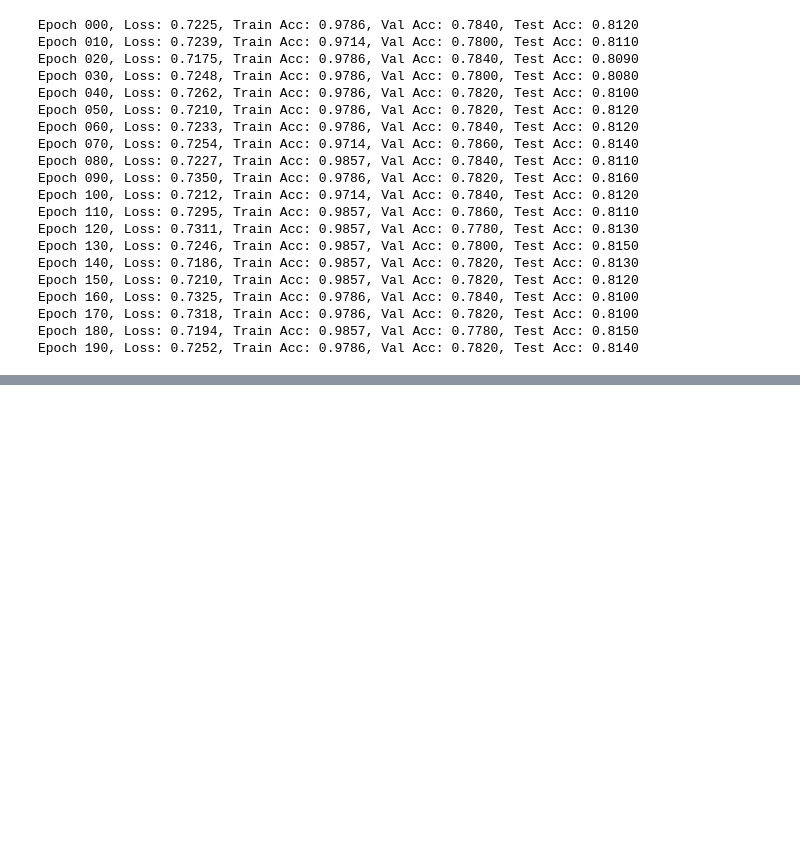
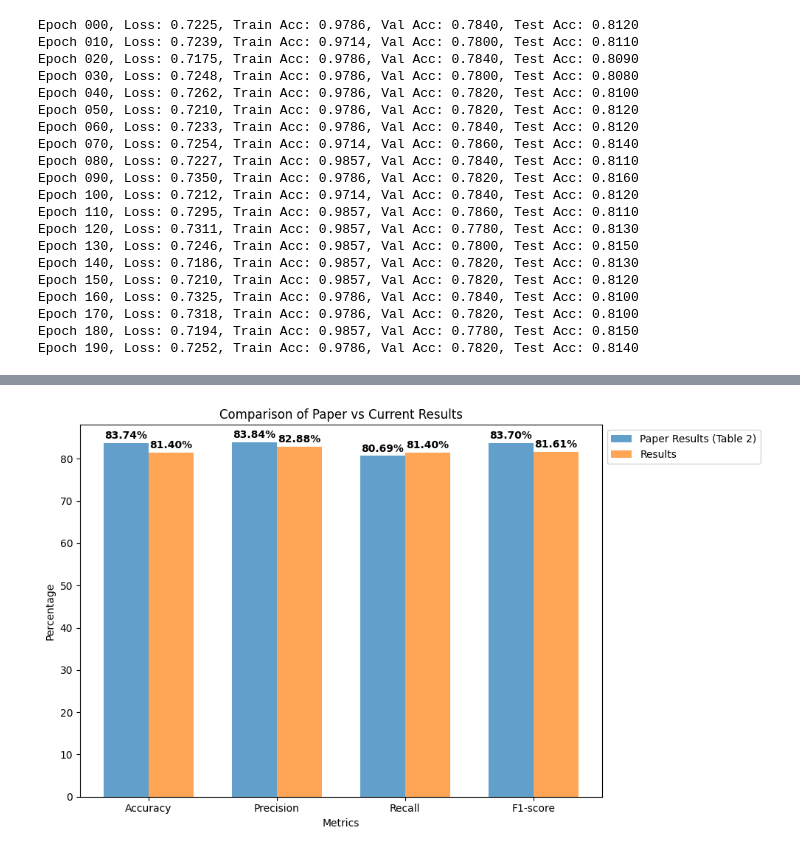
Before and after one commit to mahmud-sayed-alamin/GNN-Water-mark, a Jupyter notebook: GNN.ipynb, the cells around one changed output, grey strips where cells are left out. Drawn from its saved outputs; the diff is of its cells as text; code cells hidden in the pictures; blank space fills up the shorter version.

```diff
--- a/GNN.ipynb
+++ b/GNN.ipynb
@@ -215,0 +244,47 @@ Test Accuracy: 0.8140
+# %%
+import matplotlib.pyplot as plt
+import numpy as np
+
+# Paper results from Table 2 (Cora, GCN)
+paper_results = [83.74, 83.84, 80.69, 83.70]  # Accuracy, Precision, Recall, F1-score
+
+accuracy = fidelity_results['Test'] * 100
+precision = precision_score(data.y[data.test_mask].cpu(),
+                                     model(data.x, data.edge_index)[data.test_mask].argmax(dim=1).cpu(),
+                                     average="weighted") * 100
+_recall = recall_score(data.y[data.test_mask].cpu(),
+                               model(data.x, data.edge_index)[data.test_mask].argmax(dim=1).cpu(),
+                               average="weighted") * 100
+_f1 = f1_score(data.y[data.test_mask].cpu(),
+                        model(data.x, data.edge_index)[data.test_mask].argmax(dim=1).cpu(),
+                        average="weighted") * 100
+
+_results = [_accuracy, _precision, _recall, _f1]
+
+metrics = ["Accuracy", "Precision", "Recall", "F1-score"]
+
+bar_width = 0.35
+index = np.arange(len(metrics))
+
+plt.figure(figsize=(10, 6))
+
+bars1 = plt.bar(index, paper_results, bar_width, label="Paper Results (Table 2)", alpha=0.7)
+bars2 = plt.bar(index + bar_width, _results, bar_width, label="Results", alpha=0.7)
+
+for bar in bars1:
+    plt.text(bar.get_x() + bar.get_width() / 2, bar.get_height() + 0.5, f"{bar.get_height():.2f}%",
+             ha="center", va="bottom", fontsize=10, color="black", fontweight="bold")
+
+for bar in bars2:
+    plt.text(bar.get_x() + bar.get_width() / 2, bar.get_height() + 0.5, f"{bar.get_height():.2f}%",
+             ha="center", va="bottom", fontsize=10, color="black", fontweight="bold")
+
+plt.xlabel("Metrics")
+plt.ylabel("Percentage")
+plt.title("Comparison of Paper vs Current Results")
+plt.xticks(index + bar_width / 2, metrics)
+
+plt.legend(loc="upper left", bbox_to_anchor=(1, 1))
+plt.tight_layout()
+# %% [output]
+[figure, added]
```
Also changed, not shown: parts of 12 cells of this notebook.
